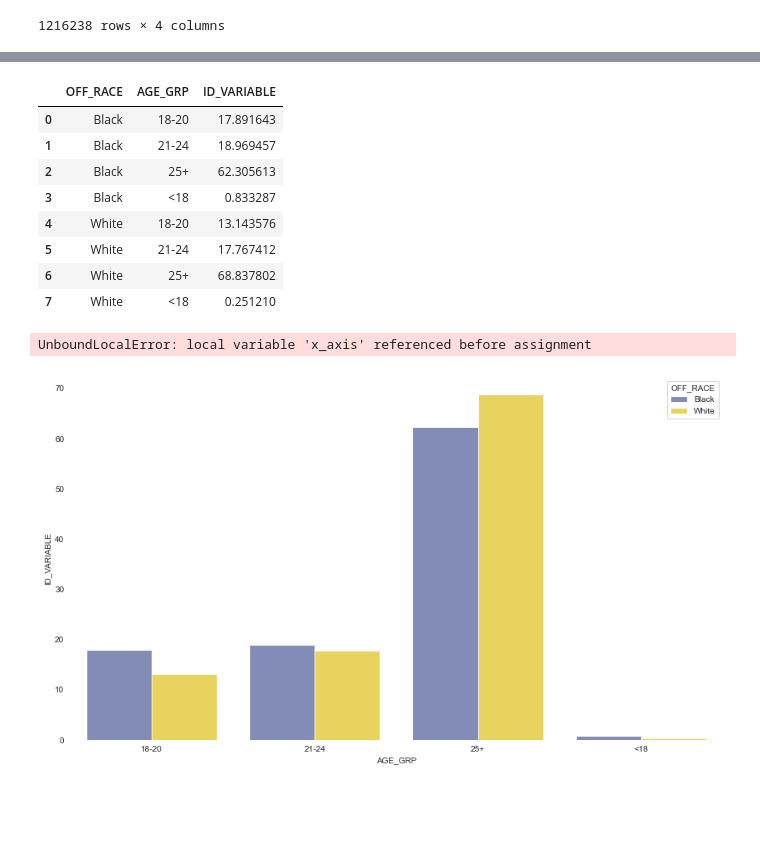
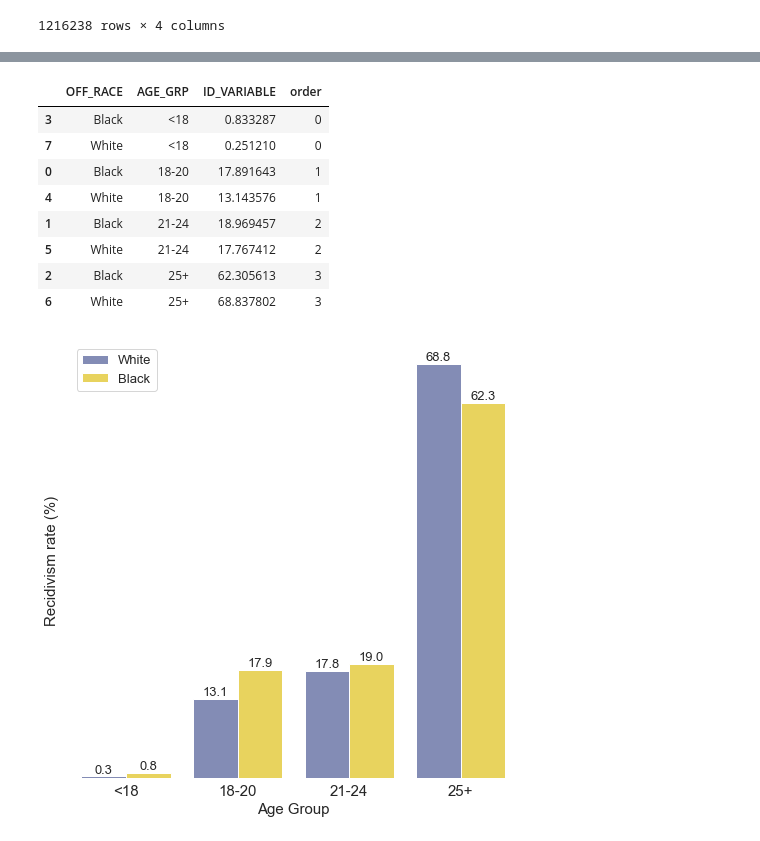
Before and after one commit to aud-z/PA_sentencing, a Jupyter notebook: sentencing_length.ipynb, the cells around one changed output, grey strips where cells are left out. Saved outputs shown, nothing was run; the diff lists cells and outputs as text; code cells hidden in the pictures; blank space fills up the shorter version.

Commit message:
update data pipeline, sentencing length, and other analyses

```diff
--- a/sentencing_length.ipynb
+++ b/sentencing_length.ipynb
@@ -835,3 +835,5 @@ distros = recidivism_df[recidivism_df['OFF_RACE'].isin(['Black', 'White'])].grou
 distros = distros * 100
 # %%
 distros = pd.DataFrame(distros).reset_index()
+# %%
+mappings = pd.DataFrame(['<18', '18-20', '21-24', '25+'], columns=['AGE_GRP']).reset_index().set_index('AGE_GRP')
@@ -838,17 +849,20 @@ distros = pd.DataFrame(distros).reset_index()
+# %%
+distros['order'] = distros['AGE_GRP'].map(mappings['index'])
+# %%
+distros.sort_values(by='order', inplace=True)
 # %%
 distros
 # %% [output]
-|  | OFF_RACE | AGE_GRP | ID_VARIABLE |
-| 0 | Black | 18-20 | 17.891643 |
-| 1 | Black | 21-24 | 18.969457 |
-| 2 | Black | 25+ | 62.305613 |
-| 3 | Black | <18 | 0.833287 |
-| 4 | White | 18-20 | 13.143576 |
-| 5 | White | 21-24 | 17.767412 |
-| 6 | White | 25+ | 68.837802 |
-| 7 | White | <18 | 0.251210 |
+|  | OFF_RACE | AGE_GRP | ID_VARIABLE | order |
+| 3 | Black | <18 | 0.833287 | 0 |
+| 7 | White | <18 | 0.251210 | 0 |
+| 0 | Black | 18-20 | 17.891643 | 1 |
+| 4 | White | 18-20 | 13.143576 | 1 |
+| 1 | Black | 21-24 | 18.969457 | 2 |
+| 5 | White | 21-24 | 17.767412 | 2 |
+| 2 | Black | 25+ | 62.305613 | 3 |
+| 6 | White | 25+ | 68.837802 | 3 |
 # %%
-plot_category(distros, category='OFF_RACE', x='AGE_GRP', y='ID_VARIABLE')
+plot_category(distros, category='OFF_RACE', x='AGE_GRP', y='ID_VARIABLE', xaxis = "Age Group", hue_order = ['White', 'Black'], figsize=(8, 8))
 # %% [output]
-UnboundLocalError: local variable 'x_axis' referenced before assignment
-[figure, old version]
+[figure, new version]
```
Also changed, not shown: parts of 1 cell of this notebook, 1 other file.
